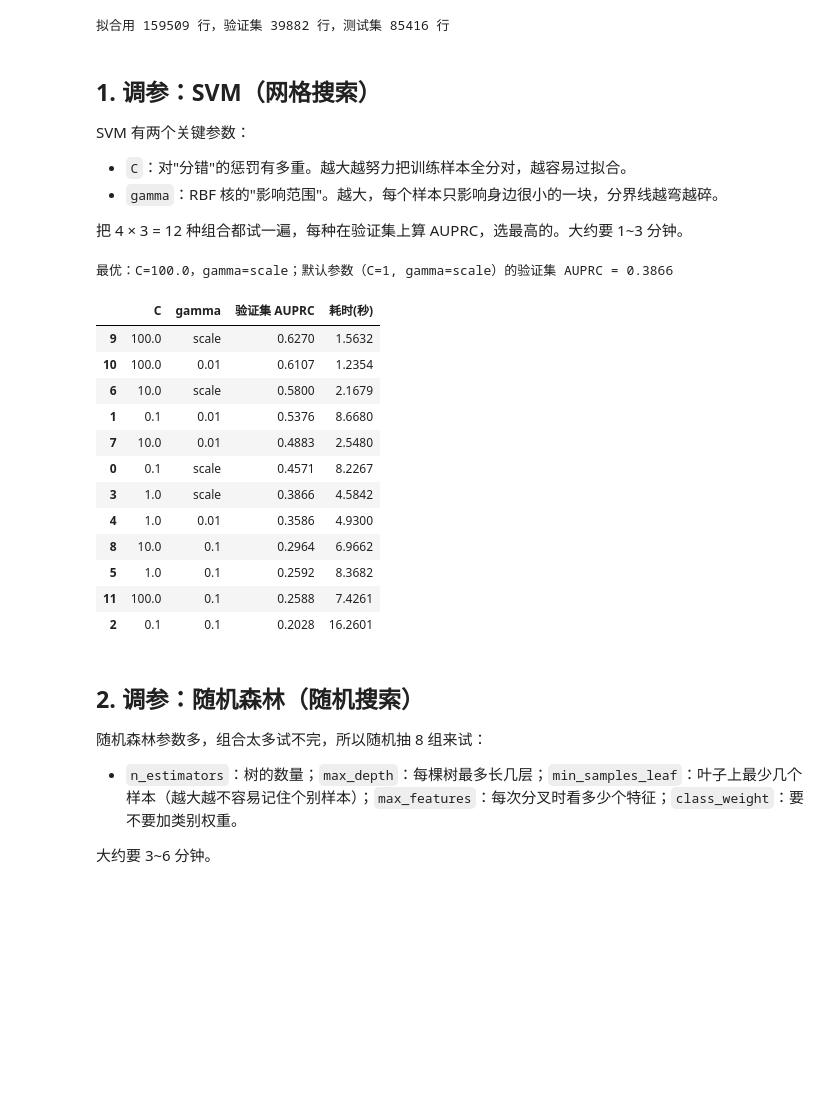
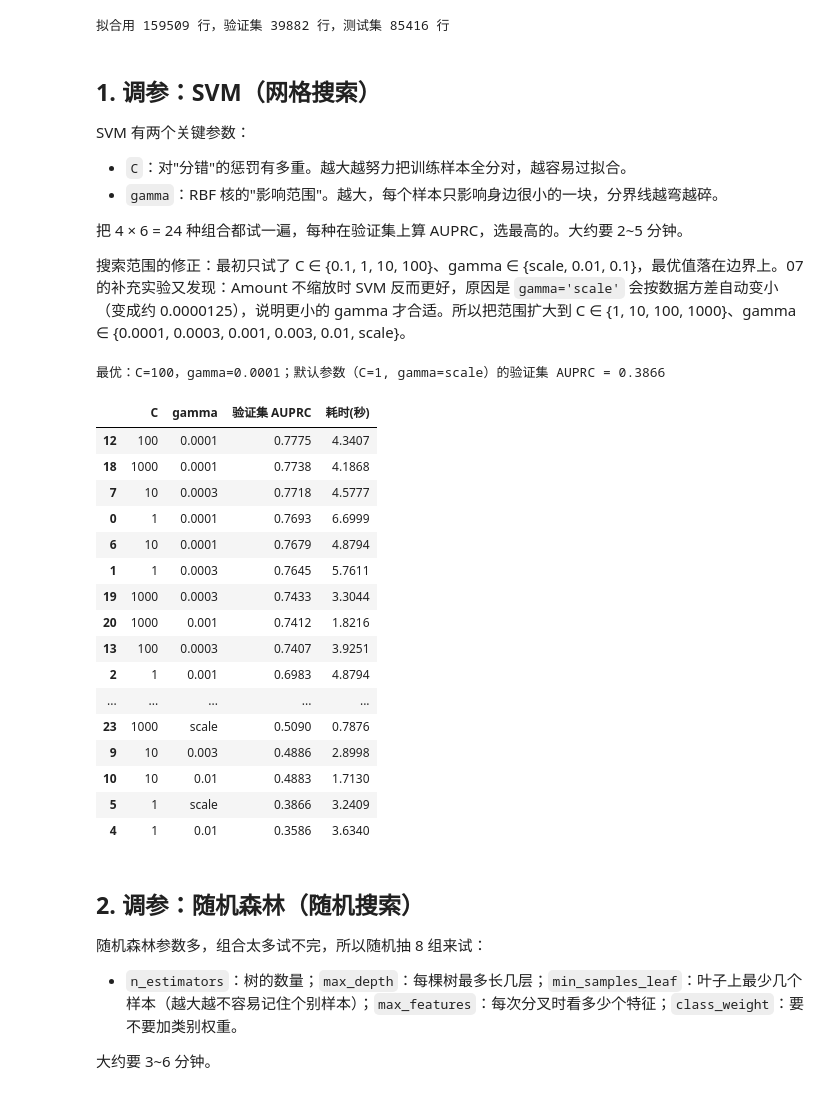
Before and after one commit to Heptazero/ml-course-labs, a Jupyter notebook: data-mining/credit-card-fraud-detection/06_tuning_shap_risk.ipynb, the cells around one changed output. Saved outputs shown, nothing was run; the diff lists cells and outputs as text; code cells hidden in the pictures; blank space fills up the shorter version.

```diff
--- a/data-mining/credit-card-fraud-detection/06_tuning_shap_risk.ipynb
+++ b/data-mining/credit-card-fraud-detection/06_tuning_shap_risk.ipynb
@@ -72,40 +72,49 @@ SVM 有两个关键参数：
 - `C`：对"分错"的惩罚有多重。越大越努力把训练样本全分对，越容易过拟合。
 - `gamma`：RBF 核的"影响范围"。越大，每个样本只影响身边很小的一块，分界线越弯越碎。
 
-把 4 × 3 = 12 种组合都试一遍，每种在验证集上算 AUPRC，选最高的。大约要 1~3 分钟。
+把 4 × 6 = 24 种组合都试一遍，每种在验证集上算 AUPRC，选最高的。大约要 2~5 分钟。
+
+搜索范围的修正：最初只试了 C ∈ {0.1, 1, 10, 100}、gamma ∈ {scale, 0.01, 0.1}，最优值落在边界上。07 的补充实验又发现：Amount 不缩放时 SVM 反而更好，原因是 `gamma='scale'` 会按数据方差自动变小（变成约 0.0000125），说明更小的 gamma 才合适。所以把范围扩大到 C ∈ {1, 10, 100, 1000}、gamma ∈ {0.0001, 0.0003, 0.001, 0.003, 0.01, scale}。
 # %%
 from sklearn.svm import SVC
 
 svm_grid, svm_models = [], {}
-for C, gamma in itertools.product([0.1, 1, 10, 100], ['scale', 0.01, 0.1]):
+for C, gamma in itertools.product([1, 10, 100, 1000], [0.0001, 0.0003, 0.001, 0.003, 0.01, 'scale']):
     start = time.time()
     m = SVC(kernel='rbf', C=C, gamma=gamma, class_weight='balanced', random_state=42)
     m.fit(X_fit[svm_rows], y_fit[svm_rows])
     ap = average_precision_score(y_val, m.decision_function(X_val))
     svm_models[(C, gamma)] = m
     svm_grid.append({'C': C, 'gamma': gamma, '验证集 AUPRC': ap, '耗时(秒)': time.time() - start})
 
 svm_grid = pd.DataFrame(svm_grid).sort_values('验证集 AUPRC', ascending=False)
 best_C, best_gamma = svm_grid.iloc[0]['C'], svm_grid.iloc[0]['gamma']
 svm_tuned = svm_models[(best_C, best_gamma)]
 default_ap = average_precision_score(y_val, svm_models[(1, 'scale')].decision_function(X_val))
 print(f'最优：C={best_C}，gamma={best_gamma}；默认参数（C=1, gamma=scale）的验证集 AUPRC = {default_ap:.4f}')
+import json
+with open(f'{DATA_DIR}/svm_best.json', 'w') as f:
+    json.dump({'C': float(best_C), 'gamma': best_gamma if isinstance(best_gamma, str) else float(best_gamma)}, f)
 svm_grid.round(4)
 # %% [output]
-最优：C=100.0，gamma=scale；默认参数（C=1, gamma=scale）的验证集 AUPRC = 0.3866
+最优：C=100，gamma=0.0001；默认参数（C=1, gamma=scale）的验证集 AUPRC = 0.3866
 |  | C | gamma | 验证集 AUPRC | 耗时(秒) |
-| 9 | 100.0 | scale | 0.6270 | 1.5632 |
-| 10 | 100.0 | 0.01 | 0.6107 | 1.2354 |
-| 6 | 10.0 | scale | 0.5800 | 2.1679 |
-| 1 | 0.1 | 0.01 | 0.5376 | 8.6680 |
-| 7 | 10.0 | 0.01 | 0.4883 | 2.5480 |
-| 0 | 0.1 | scale | 0.4571 | 8.2267 |
-| 3 | 1.0 | scale | 0.3866 | 4.5842 |
-| 4 | 1.0 | 0.01 | 0.3586 | 4.9300 |
-| 8 | 10.0 | 0.1 | 0.2964 | 6.9662 |
-| 5 | 1.0 | 0.1 | 0.2592 | 8.3682 |
-| 11 | 100.0 | 0.1 | 0.2588 | 7.4261 |
-| 2 | 0.1 | 0.1 | 0.2028 | 16.2601 |
+| 12 | 100 | 0.0001 | 0.7775 | 4.3407 |
+| 18 | 1000 | 0.0001 | 0.7738 | 4.1868 |
+| 7 | 10 | 0.0003 | 0.7718 | 4.5777 |
+| 0 | 1 | 0.0001 | 0.7693 | 6.6999 |
+| 6 | 10 | 0.0001 | 0.7679 | 4.8794 |
+| 1 | 1 | 0.0003 | 0.7645 | 5.7611 |
+| 19 | 1000 | 0.0003 | 0.7433 | 3.3044 |
+| 20 | 1000 | 0.001 | 0.7412 | 1.8216 |
+| 13 | 100 | 0.0003 | 0.7407 | 3.9251 |
+| 2 | 1 | 0.001 | 0.6983 | 4.8794 |
+| ... | ... | ... | ... | ... |
+| 23 | 1000 | scale | 0.5090 | 0.7876 |
+| 9 | 10 | 0.003 | 0.4886 | 2.8998 |
+| 10 | 10 | 0.01 | 0.4883 | 1.7130 |
+| 5 | 1 | scale | 0.3866 | 3.2409 |
+| 4 | 1 | 0.01 | 0.3586 | 3.6340 |
 # %% [markdown]
 ## 2. 调参：随机森林（随机搜索）
 
```
Also changed, not shown: parts of 6 cells of this notebook, 1 other file.
